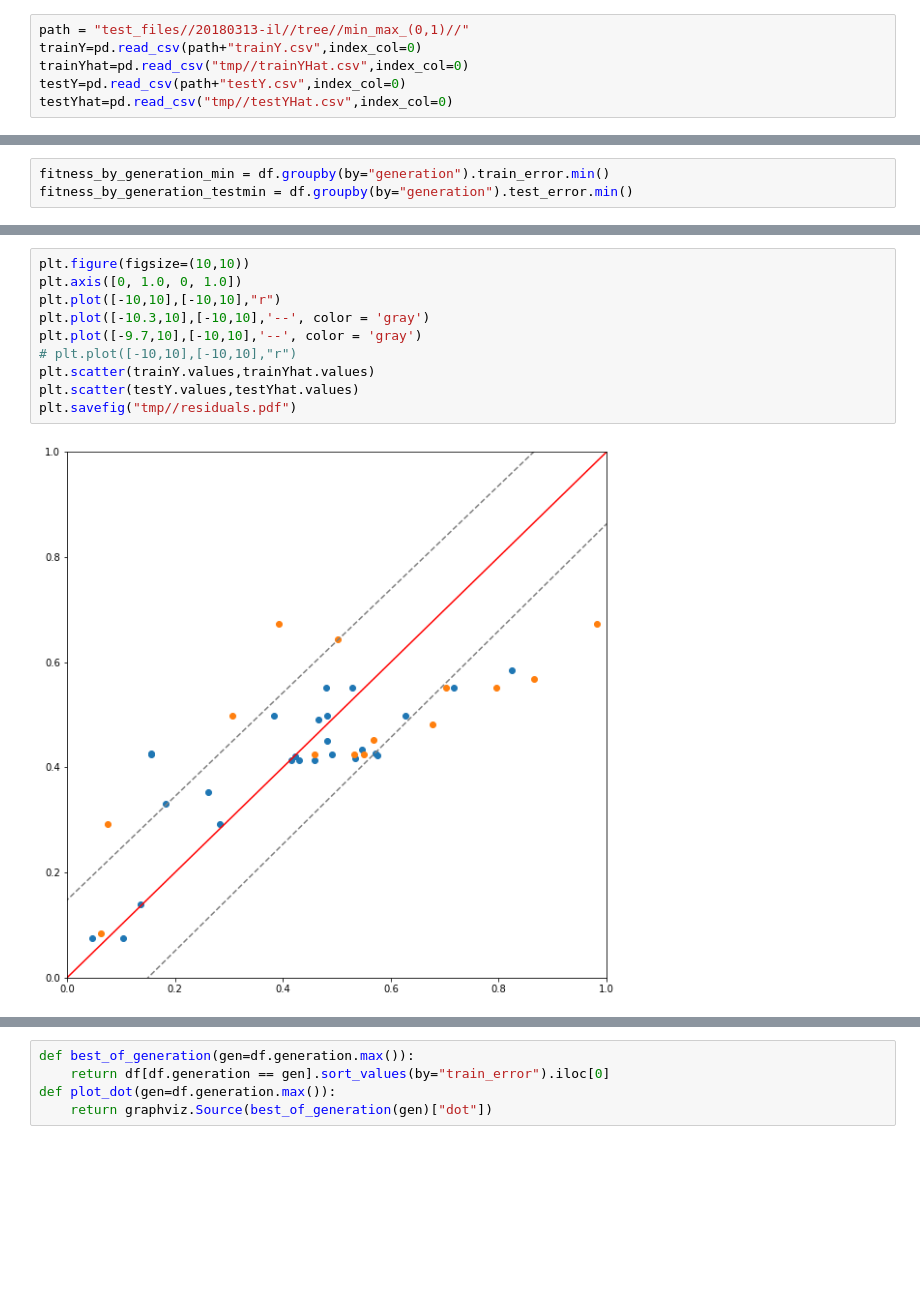
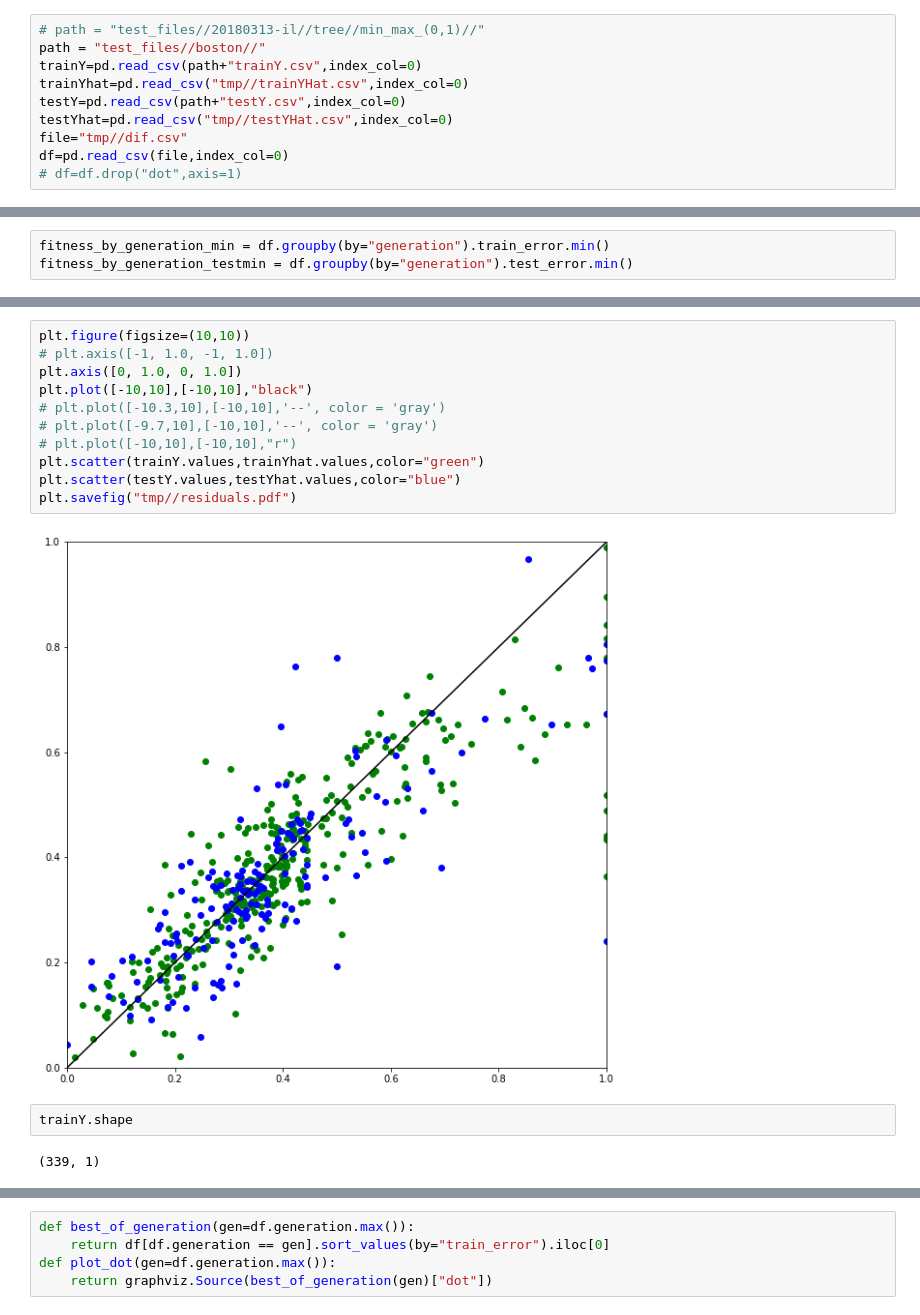
Before and after one commit to joalceco/NeuroFramework, a Jupyter notebook: results/Evolucion de topologias.ipynb, the cells around one changed output, grey strips where cells are left out. Drawn from its saved outputs; the diff is of its cells as text; blank space fills up the shorter version.

```diff
--- a/results/Evolucion de topologias.ipynb
+++ b/results/Evolucion de topologias.ipynb
@@ -5,8 +6,12 @@ import numpy as np
 import pandas as pd
 import graphviz
 # %%
-path = "test_files//20180313-il//tree//min_max_(0,1)//"
+# path = "test_files//20180313-il//tree//min_max_(0,1)//"
+path = "test_files//boston//"
 trainY=pd.read_csv(path+"trainY.csv",index_col=0)
 trainYhat=pd.read_csv("tmp//trainYHat.csv",index_col=0)
 testY=pd.read_csv(path+"testY.csv",index_col=0)
 testYhat=pd.read_csv("tmp//testYHat.csv",index_col=0)
+file="tmp//dif.csv"
+df=pd.read_csv(file,index_col=0)
+# df=df.drop("dot",axis=1)
@@ -38,12 +40,17 @@ plt.show()
 # %%
 plt.figure(figsize=(10,10))
+# plt.axis([-1, 1.0, -1, 1.0])
 plt.axis([0, 1.0, 0, 1.0])
-plt.plot([-10,10],[-10,10],"r")
-plt.plot([-10.3,10],[-10,10],'--', color = 'gray')
-plt.plot([-9.7,10],[-10,10],'--', color = 'gray')
+plt.plot([-10,10],[-10,10],"black")
+# plt.plot([-10.3,10],[-10,10],'--', color = 'gray')
+# plt.plot([-9.7,10],[-10,10],'--', color = 'gray')
 # plt.plot([-10,10],[-10,10],"r")
-plt.scatter(trainY.values,trainYhat.values)
-plt.scatter(testY.values,testYhat.values)
+plt.scatter(trainY.values,trainYhat.values,color="green")
+plt.scatter(testY.values,testYhat.values,color="blue")
 plt.savefig("tmp//residuals.pdf")
 # %% [output]
-[figure, old version]
+[figure, new version]
+# %%
+trainY.shape
+# %% [output]
+(339, 1)
```
Also changed, not shown: parts of 8 cells of this notebook, 26 other files.
